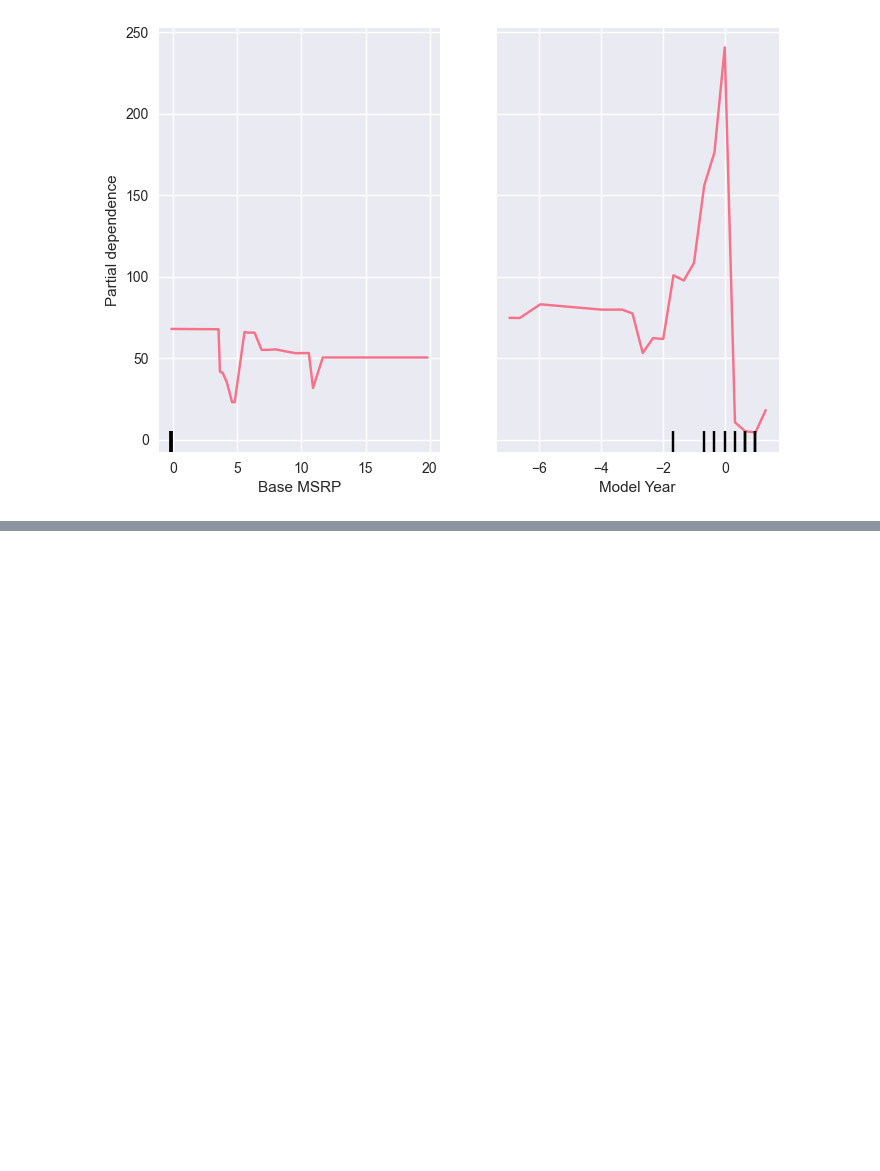
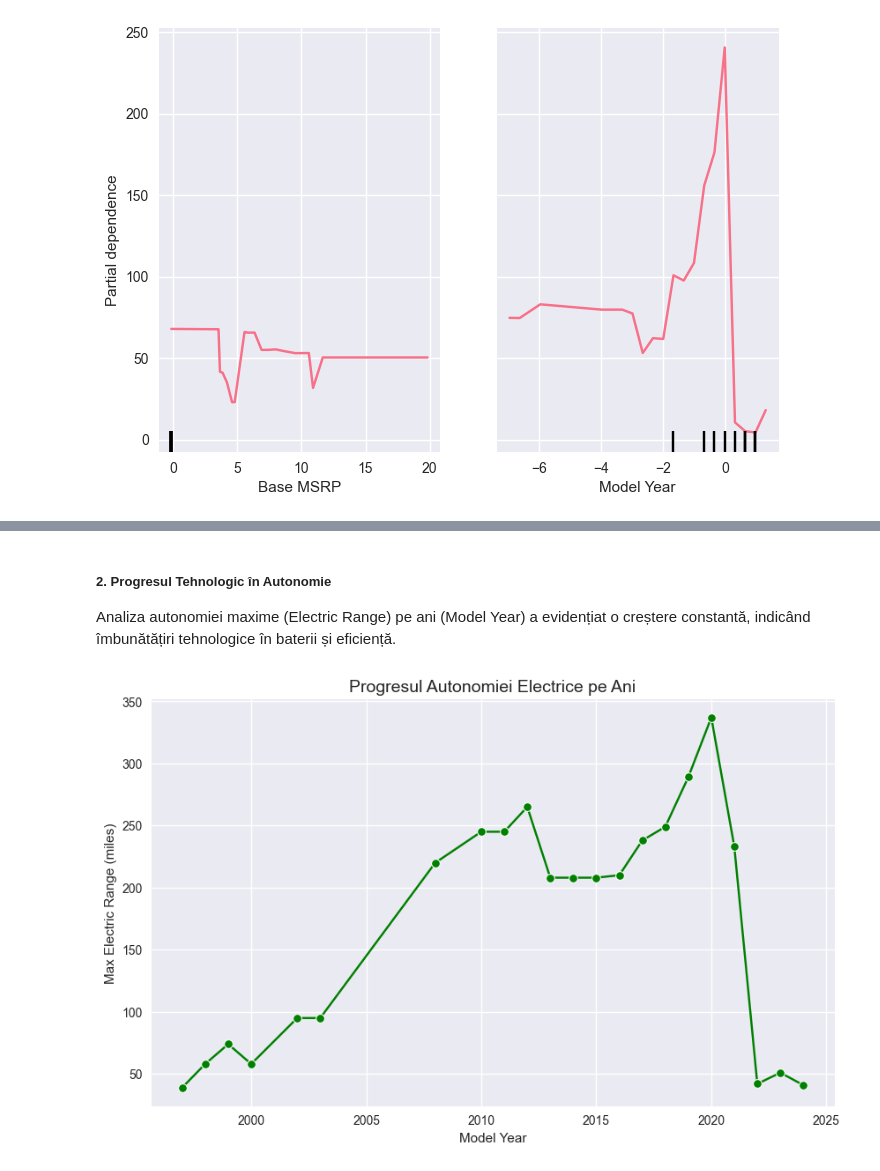
Before and after one commit to Copernicus12/Sisteme_Inteligente_-2025-, a Jupyter notebook: Electric_Vehicle_Population_Data.ipynb, the cells around one changed output, grey strips where cells are left out. Saved outputs shown, nothing was run; the diff lists cells and outputs as text; code cells hidden in the pictures; blank space fills up the shorter version.

```diff
--- a/Electric_Vehicle_Population_Data.ipynb
+++ b/Electric_Vehicle_Population_Data.ipynb
@@ -1229,0 +1321,16 @@ except:
+# %% [markdown]
+##### 2. Progresul Tehnologic în Autonomie
+Analiza autonomiei maxime (Electric Range) pe ani (Model Year) a evidențiat o creștere constantă, indicând îmbunătățiri tehnologice în baterii și eficiență.
+# %%
+max_range_per_year = df.groupby('Model Year')['Electric Range'].max().reset_index()
+
+plt.figure(figsize=(10, 6))
+sns.lineplot(data=max_range_per_year, x='Model Year', y='Electric Range', marker='o', color='green')
+plt.title('Progresul Autonomiei Electrice pe Ani', fontsize=14)
+plt.xlabel('Model Year')
+plt.ylabel('Max Electric Range (miles)')
+max_range_per_year = max_range_per_year[max_range_per_year['Electric Range'] > 0]
+plt.grid(True)
+plt.show()
+# %% [output]
+[figure, added]
```
Also changed, not shown: parts of 16 cells of this notebook.
